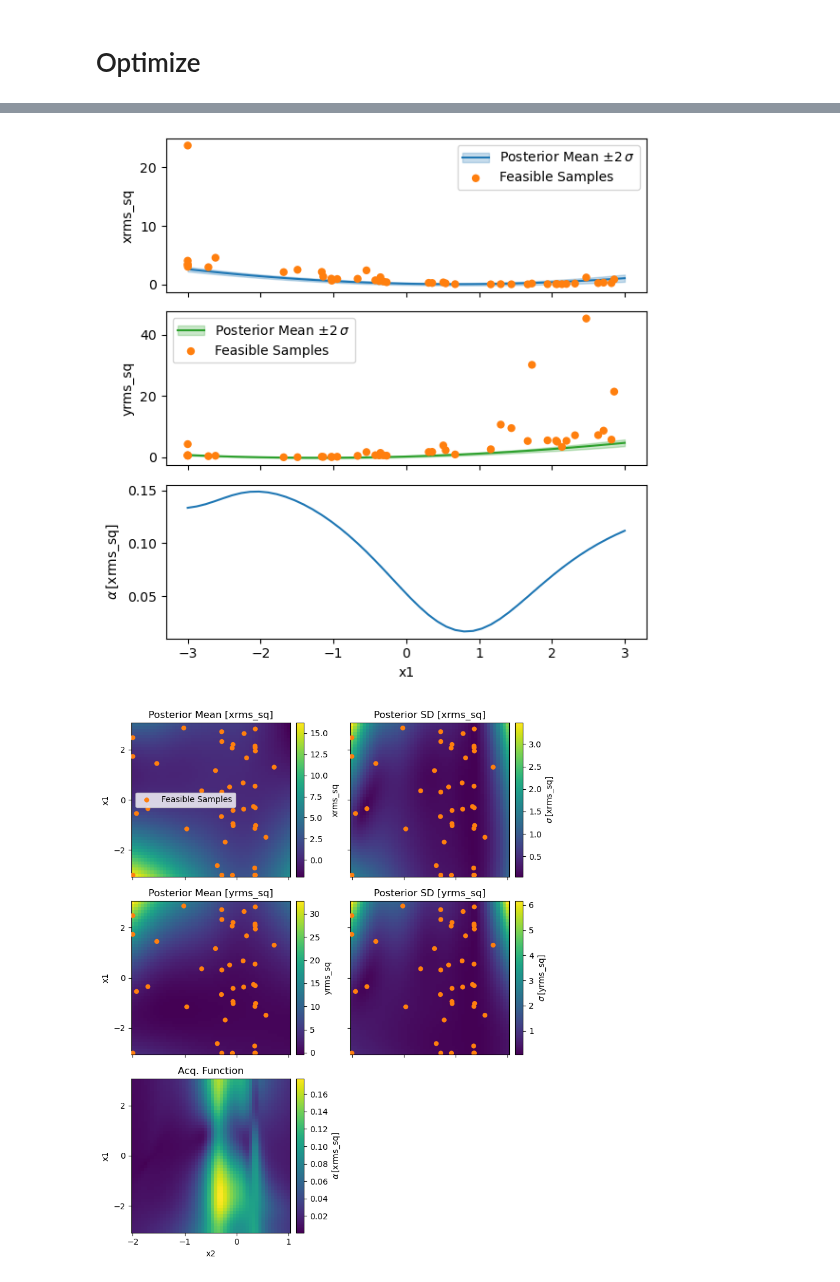
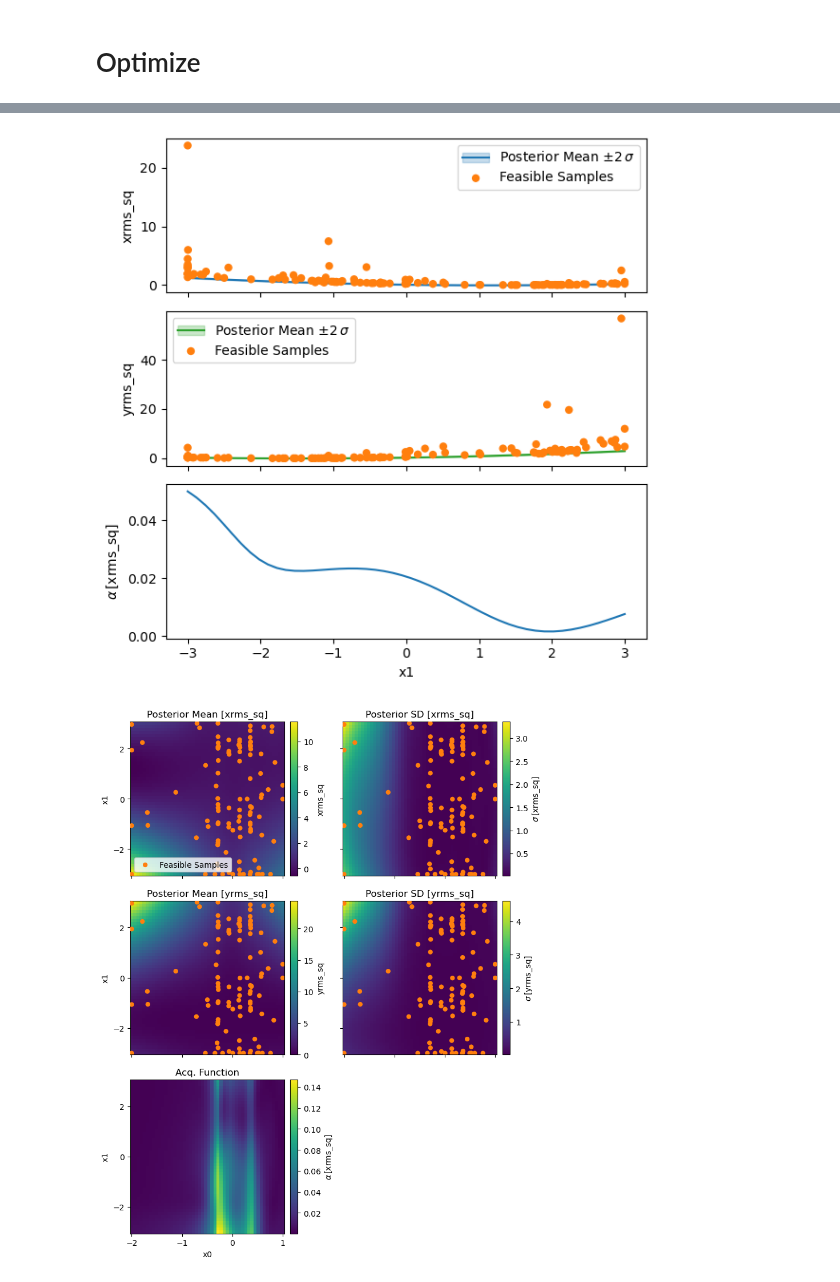
Before and after one commit to roussel-ryan/emitopt, a Jupyter notebook: examples/bax-emittance-xy-minimization-toy-model-THINQUAD.ipynb, the cells around one changed output, grey strips where cells are left out. Drawn from its saved outputs; the diff is of its cells as text; code cells hidden in the pictures.

```diff
--- a/examples/bax-emittance-xy-minimization-toy-model-THINQUAD.ipynb
+++ b/examples/bax-emittance-xy-minimization-toy-model-THINQUAD.ipynb
@@ -54,9 +54,9 @@ ndim = 3 #number of input dimensions
 noise = False #whether to add noise to the ground-truth beam size function outputs
 thick_quad = True
 meas_dim = 1 #input dimension for measurement parameter
-n_obs_init = 15 #number of random initial observations for GP model
+n_obs_init = 10 #number of random initial observations for GP model
 n_samples = 20 #number of posterior samples for BAX
-n_iter = 50 #number of optimization steps for Xopt to take (after acquiring random initial data)
+n_iter = 100 #number of optimization steps for Xopt to take (after acquiring random initial data)
 rand_seed = 3
 
 #random seeds for reproducibility
@@ -363,5 +363,5 @@ optimizer.generator.train_model()
 # visualize_generator_model(optimizer.generator, variable_names=['x1'], reference_point={'x0':torch.tensor([0.]), 'x2':torch.tensor([0.])})
 # visualize_generator_model(optimizer.generator, variable_names=['x0','x1'], reference_point={'x2':torch.tensor([0.])})
 visualize_generator_model(optimizer.generator, variable_names=['x1'], reference_point={'x0':torch.tensor([0.]), 'x2':torch.tensor([0.]), 'x3':torch.tensor([0.])})
-visualize_generator_model(optimizer.generator, variable_names=['x2','x1'], reference_point={'x0': torch.tensor([0.]), 'x2':torch.tensor([0.]), 'x3':torch.tensor([0.])})
+visualize_generator_model(optimizer.generator, variable_names=['x0','x1'], reference_point={'x0': torch.tensor([0.]), 'x2':torch.tensor([0.]), 'x3':torch.tensor([0.])})
 # %% [output]
@@ -375,2 +375,2 @@ visualize_generator_model(optimizer.generator, variable_names=['x2','x1'], refer
-[figure, old version]
+[figure, new version]
-[figure, old version]
+[figure, new version]
```
Also changed, not shown: parts of 13 cells of this notebook, 1 other file.
